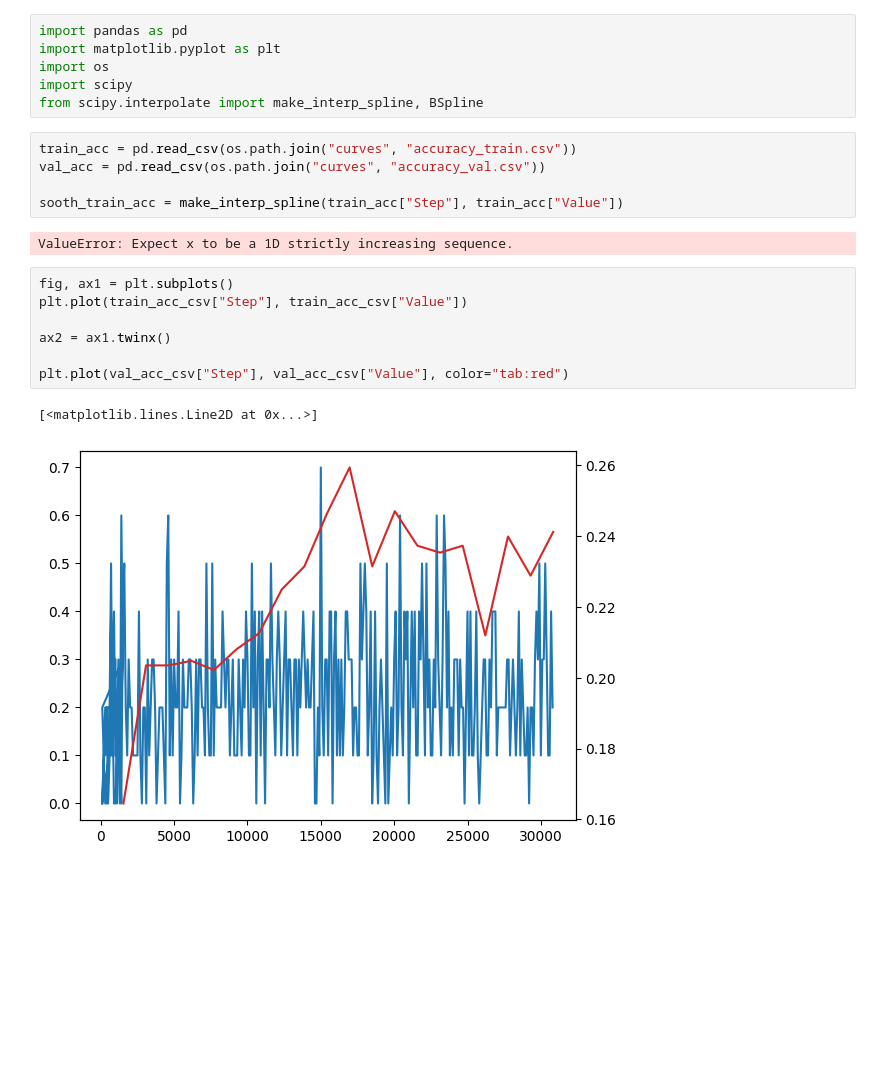
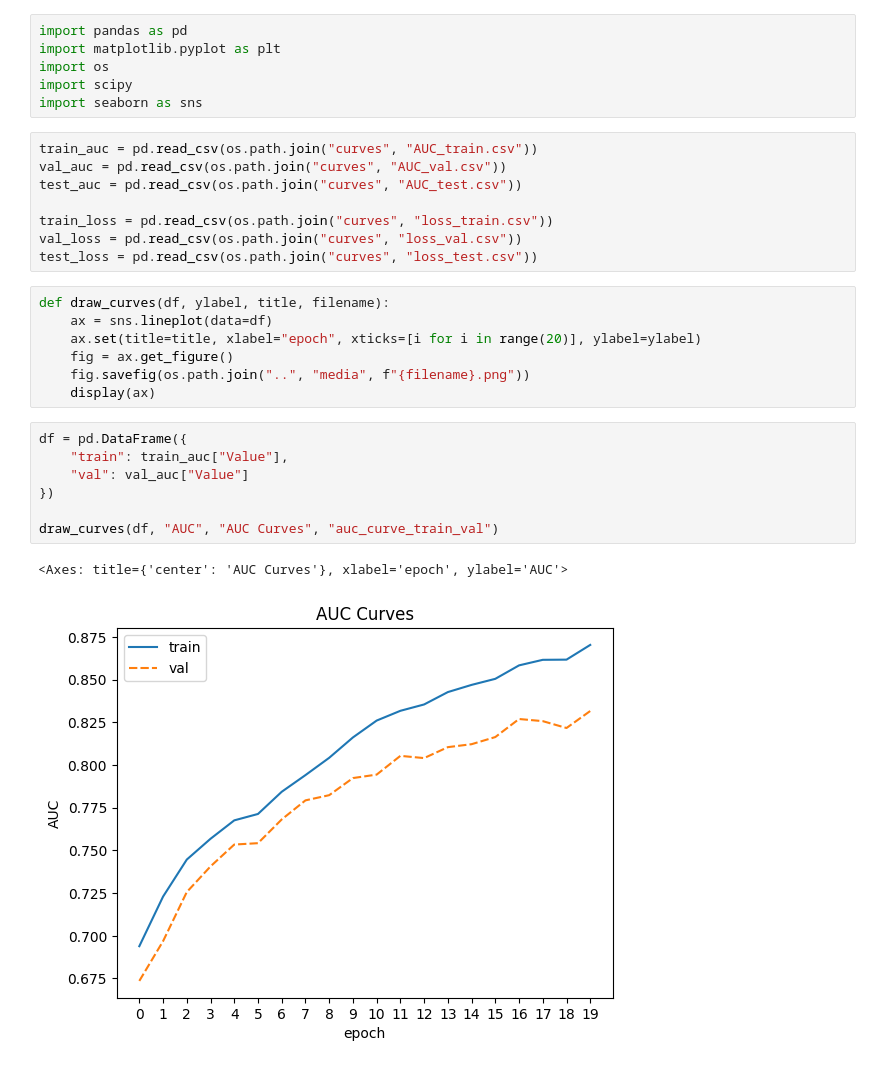
Before and after one commit to alexelwood14/adl-coursework, a Jupyter notebook: src/curves.ipynb, the cells around one changed output. Saved outputs shown, nothing was run; the diff lists cells and outputs as text; blank space fills up the shorter version.

Commit message:
Add train/loss curves PNGs

```diff
--- a/src/curves.ipynb
+++ b/src/curves.ipynb
@@ -3,21 +3,29 @@ import pandas as pd
 import matplotlib.pyplot as plt
 import os
 import scipy
-from scipy.interpolate import make_interp_spline, BSpline
+import seaborn as sns
-# %%
-train_acc = pd.read_csv(os.path.join("curves", "accuracy_train.csv"))
-val_acc = pd.read_csv(os.path.join("curves", "accuracy_val.csv"))
-
-sooth_train_acc = make_interp_spline(train_acc["Step"], train_acc["Value"])
-# %% [output]
-ValueError: Expect x to be a 1D strictly increasing sequence.
-# %%
-fig, ax1 = plt.subplots()
-plt.plot(train_acc_csv["Step"], train_acc_csv["Value"])
-
-ax2 = ax1.twinx()
-
-plt.plot(val_acc_csv["Step"], val_acc_csv["Value"], color="tab:red")
-# %% [output]
-[<matplotlib.lines.Line2D at 0x...>]
-[figure, removed]
+# %%
+train_auc = pd.read_csv(os.path.join("curves", "AUC_train.csv"))
+val_auc = pd.read_csv(os.path.join("curves", "AUC_val.csv"))
+test_auc = pd.read_csv(os.path.join("curves", "AUC_test.csv"))
+
+train_loss = pd.read_csv(os.path.join("curves", "loss_train.csv"))
+val_loss = pd.read_csv(os.path.join("curves", "loss_val.csv"))
+test_loss = pd.read_csv(os.path.join("curves", "loss_test.csv"))
+# %%
+def draw_curves(df, ylabel, title, filename):
+    ax = sns.lineplot(data=df)
+    ax.set(title=title, xlabel="epoch", xticks=[i for i in range(20)], ylabel=ylabel)
+    fig = ax.get_figure()
+    fig.savefig(os.path.join("..", "media", f"{filename}.png"))
+    display(ax)
+# %%
+df = pd.DataFrame({
+    "train": train_auc["Value"],
+    "val": val_auc["Value"]
+})
+
+draw_curves(df, "AUC", "AUC Curves", "auc_curve_train_val")
+# %% [output]
+<Axes: title={'center': 'AUC Curves'}, xlabel='epoch', ylabel='AUC'>
+[figure, added]
```
Also changed, not shown: parts of 3 cells of this notebook, 4 other files.
